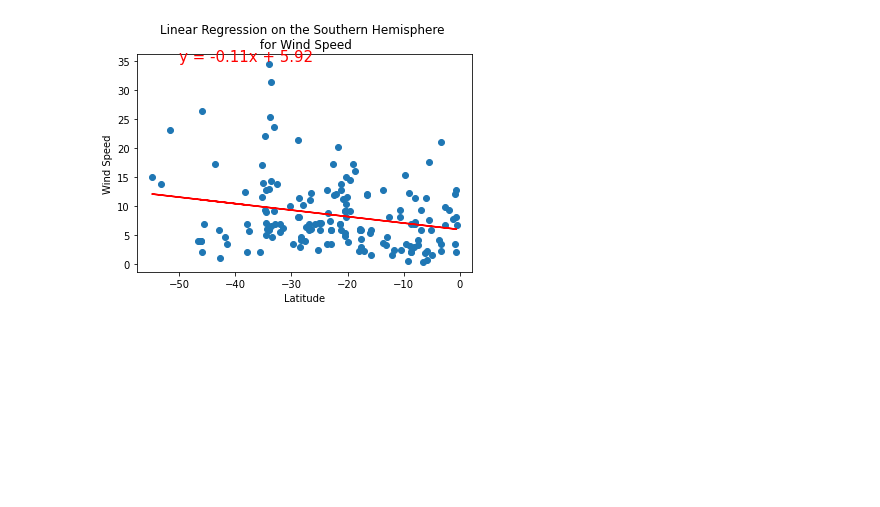
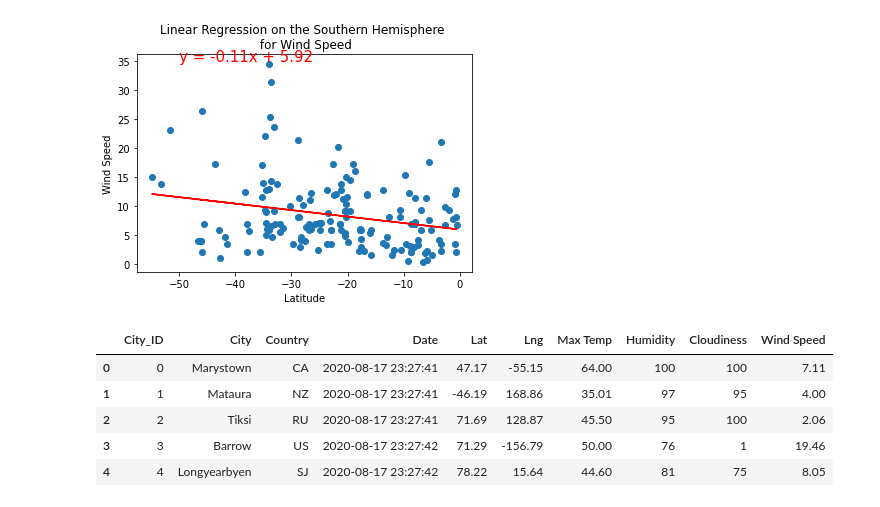
Before and after one commit to Elisa-m/World_Weather_Analysis, a Jupyter notebook: WeatherPy.ipynb, the cells around one changed output. Drawn from its saved outputs; the diff is of its cells as text; code cells hidden in the pictures; blank space fills up the shorter version.

```diff
--- a/WeatherPy.ipynb
+++ b/WeatherPy.ipynb
@@ -348,0 +357,11 @@ plot_linear_regression(x_values, y_values,
+# %%
+# Store the CSV you saved created in part one into a DataFrame.
+city_data_df = pd.read_csv("weather_data/cities.csv")
+city_data_df.head()
+# %% [output]
+|  | City_ID | City | Country | Date | Lat | Lng | Max Temp | Humidity | Cloudiness | Wind Speed |
+| 0 | 0 | Marystown | CA | 2020-08-17 23:27:41 | 47.17 | -55.15 | 64.00 | 100 | 100 | 7.11 |
+| 1 | 1 | Mataura | NZ | 2020-08-17 23:27:41 | -46.19 | 168.86 | 35.01 | 97 | 95 | 4.00 |
+| 2 | 2 | Tiksi | RU | 2020-08-17 23:27:41 | 71.69 | 128.87 | 45.50 | 95 | 100 | 2.06 |
+| 3 | 3 | Barrow | US | 2020-08-17 23:27:42 | 71.29 | -156.79 | 50.00 | 76 | 1 | 19.46 |
+| 4 | 4 | Longyearbyen | SJ | 2020-08-17 23:27:42 | 78.22 | 15.64 | 44.60 | 81 | 75 | 8.05 |
```
Also changed, not shown: parts of 16 cells of this notebook.
